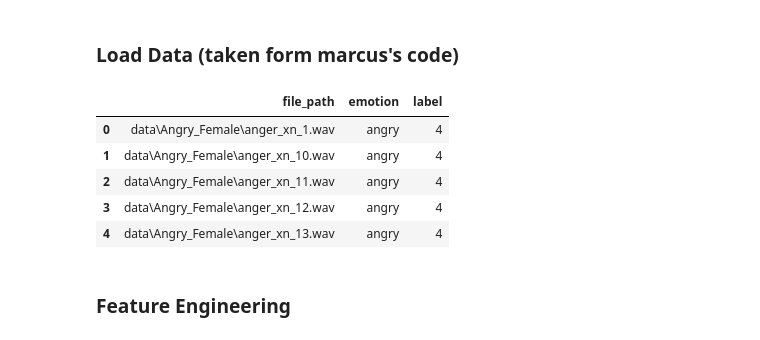
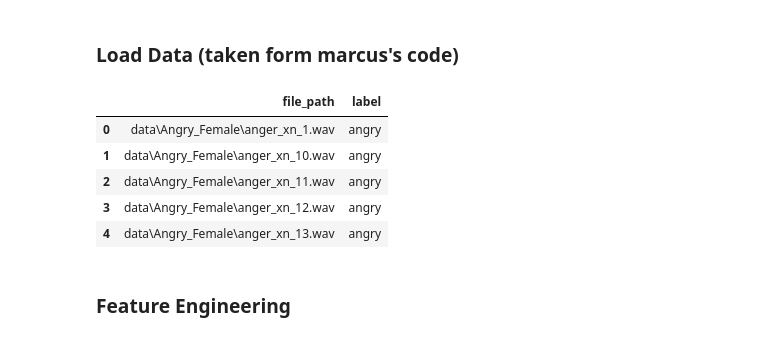
Before and after one commit to marcuslim835/IS4242-Group-3, a Jupyter notebook: Model_ws.ipynb, the cells around one changed output. Cells and saved outputs as stored; diff of their text form; code cells hidden in the pictures.

```diff
--- a/Model_ws.ipynb
+++ b/Model_ws.ipynb
@@ -20,50 +21,40 @@ warnings.filterwarnings('ignore')
 # %% [markdown]
 ### Load Data (taken form marcus's code)
 # %%
-emotions_key = {
-    "neutral": 1,
-    "happy": 2,
-    "sad": 3,
-    "angry": 4
-}
-
 paths = []
-emotions = []
 labels = []
 
 # Use os.walk to walk through the directory structure
 for dirname, _, filenames in os.walk(r'data'):
     for filename in filenames:
         if filename == '.DS_Store':
             continue  # Skip this file
         # Construct the full file path
         full_path = os.path.join(dirname, filename)
         paths.append(full_path)
 
         # Extract label and gender from the directory name
         # Assumes the structure is data/label_gender/filename
         folder_name = os.path.basename(dirname)
         label = folder_name
         emotion = label.split('_')[0]
-        emotions.append(emotion.lower())
-        labels.append(emotions_key[emotion.lower()])
+        labels.append(emotion.lower())
 
 # Create a DataFrame with the collected data
 df = pd.DataFrame({
     'file_path': paths,
-    'emotion': emotions,
     'label': labels,
 })
 
 # Display the first few rows of the DataFrame to verify
 df.head()
 # %% [output]
-|  | file_path | emotion | label |
-| 0 | data\Angry_Female\anger_xn_1.wav | angry | 4 |
-| 1 | data\Angry_Female\anger_xn_10.wav | angry | 4 |
-| 2 | data\Angry_Female\anger_xn_11.wav | angry | 4 |
-| 3 | data\Angry_Female\anger_xn_12.wav | angry | 4 |
-| 4 | data\Angry_Female\anger_xn_13.wav | angry | 4 |
+|  | file_path | label |
+| 0 | data\Angry_Female\anger_xn_1.wav | angry |
+| 1 | data\Angry_Female\anger_xn_10.wav | angry |
+| 2 | data\Angry_Female\anger_xn_11.wav | angry |
+| 3 | data\Angry_Female\anger_xn_12.wav | angry |
+| 4 | data\Angry_Female\anger_xn_13.wav | angry |
 # %% [markdown]
 ### Feature Engineering
 # %%
```
Also changed, not shown: parts of 12 cells of this notebook.
